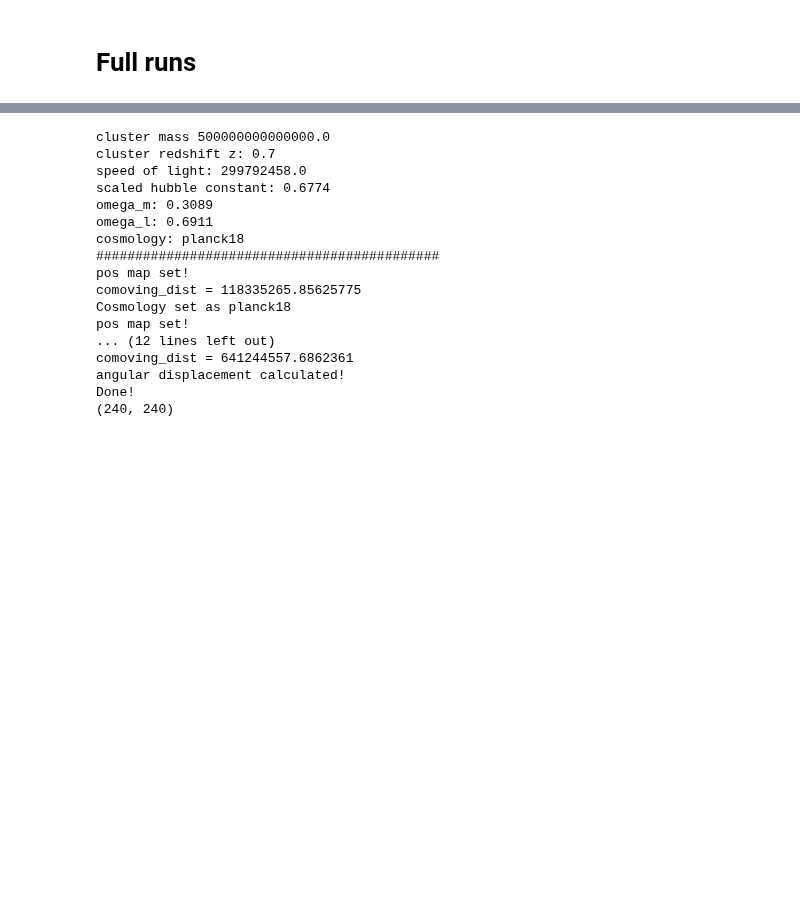
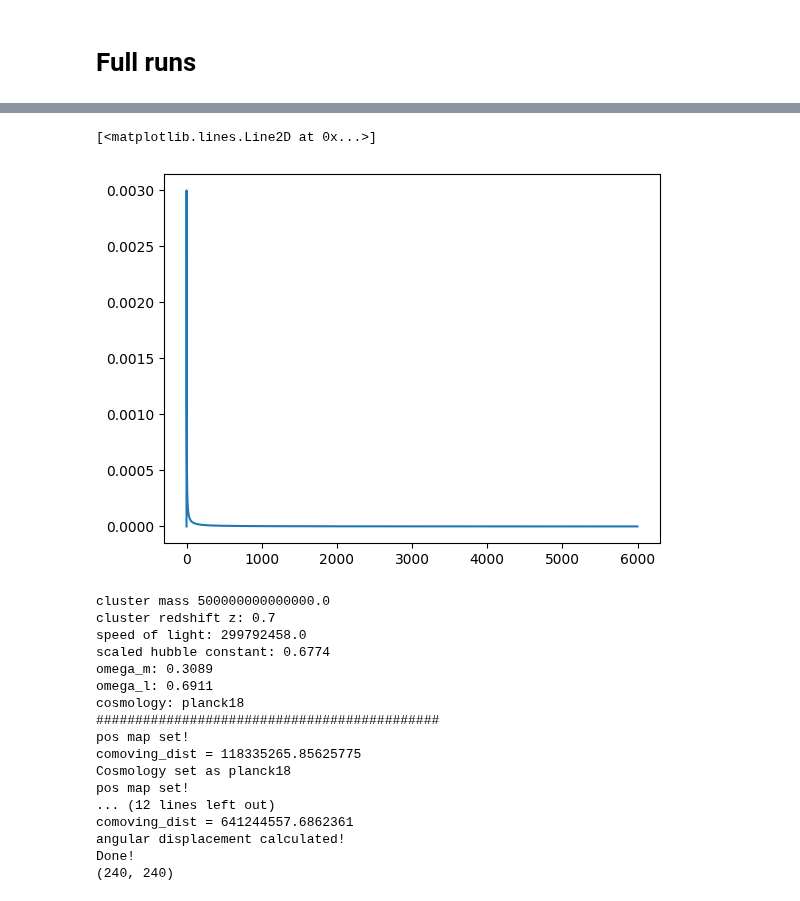
Before and after one commit to jzimm24/research-intern-AIfA, a Jupyter notebook: notebookes/cmb-maps.ipynb, the cells around one changed output, grey strips where cells are left out. Saved outputs shown, nothing was run; the diff lists cells and outputs as text; code cells hidden in the pictures; blank space fills up the shorter version.

```diff
--- a/notebookes/cmb-maps.ipynb
+++ b/notebookes/cmb-maps.ipynb
@@ -998,3 +1009,8 @@ Full set of variables for the spectrum (power-law) defined.
+# %%
+plt.plot(background.spectrum)
+# %% [output]
+[<matplotlib.lines.Line2D at 0x...>]
+[figure, added]
 # %%
 lens = lens_profile()
 lens.set_angle_map(2, int(pixel_number))
```
Also changed, not shown: parts of 3 cells of this notebook, 1 other file.
